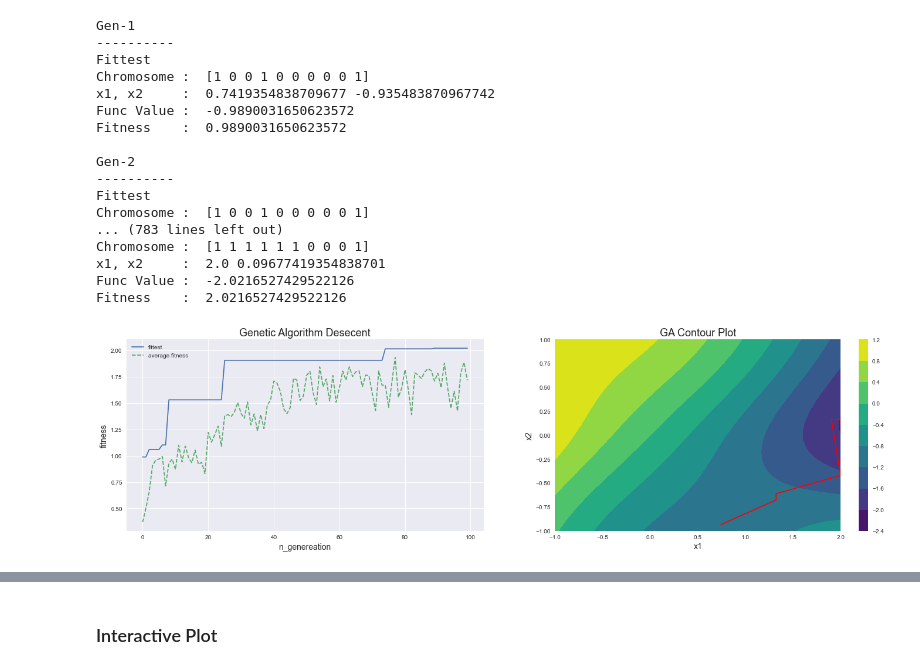
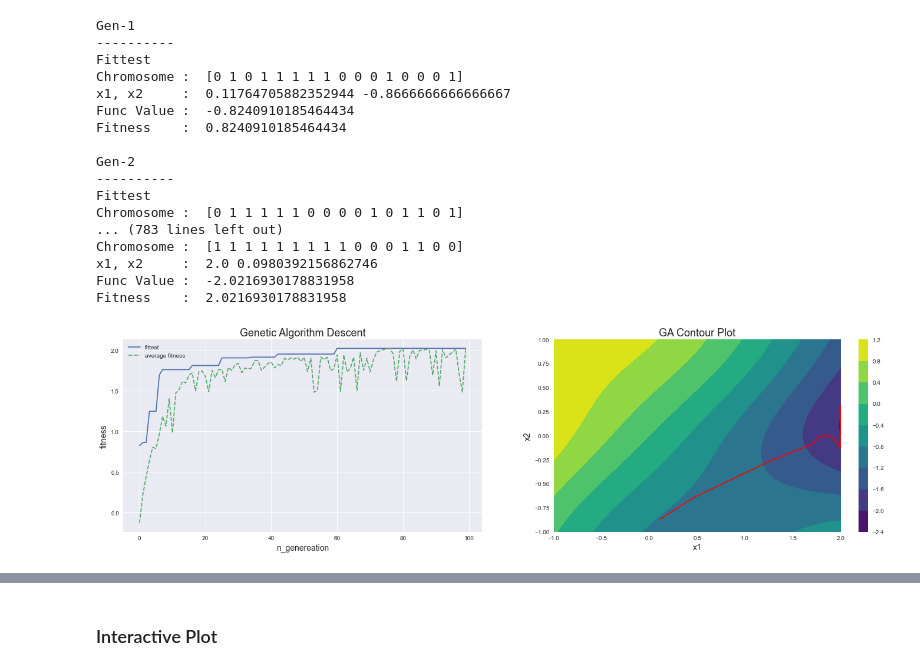
Before and after one commit to dimitriirfan/ai-ga, a Jupyter notebook: ga.ipynb, the cells around one changed output, grey strips where cells are left out. Drawn from its saved outputs; the diff is of its cells as text; code cells hidden in the pictures.

```diff
--- a/ga.ipynb
+++ b/ga.ipynb
@@ -208,16 +203,27 @@ class GADriver() :
 def h_func(x1, x2) :
   return math.cos(x1) * math.sin(x2) - x1 / ((x2)**2 + 1)
 
+function=h_func
 
 
-# Settings
+# Settings parmeter
+
+# ukuran populasi
 size=8
-function=h_func
-c_len=10
+# panjang kromosom
+c_len=16
+
+# rmin, rmax
 r1 = [-1, 2]
 r2 = [-1, 1]
-pc = 0.9
+
+# peluang crossover
+pc = 0.8
+
+# peluang mutasi
 pm = 0.1
+
+# banyaknya generasi
 n_gen=100
 
 # object initialization
@@ -228,20 +234,20 @@ fit_history, avg_history, val_history, x1_history, x2_history = driver.train(n_g
 Gen-1
 ----------
 Fittest
-Chromosome :  [1 0 0 1 0 0 0 0 0 1]
-x1, x2     :  0.7419354838709677 -0.935483870967742
-Func Value :  -0.9890031650623572
-Fitness    :  0.9890031650623572
+Chromosome :  [0 1 0 1 1 1 1 1 0 0 0 1 0 0 0 1]
+x1, x2     :  0.11764705882352944 -0.8666666666666667
+Func Value :  -0.8240910185464434
+Fitness    :  0.8240910185464434
 
 Gen-2
 ----------
 Fittest
-Chromosome :  [1 0 0 1 0 0 0 0 0 1]
+Chromosome :  [0 1 1 1 1 1 0 0 0 0 1 0 1 1 0 1]
 ... (783 lines left out)
-Chromosome :  [1 1 1 1 1 1 0 0 0 1]
-x1, x2     :  2.0 0.09677419354838701
-Func Value :  -2.0216527429522126
-Fitness    :  2.0216527429522126
+Chromosome :  [1 1 1 1 1 1 1 1 1 0 0 0 1 1 0 0]
+x1, x2     :  2.0 0.0980392156862746
+Func Value :  -2.0216930178831958
+Fitness    :  2.0216930178831958
 # %%
 x = np.linspace(-1, 2, num=100)
 y = np.linspace(-1, 1, num=100)
@@ -250,24 +256,25 @@ zs = np.cos(xs) * np.sin(ys) - xs / ((ys)**2 + 1)
 # %%
 fig, ax = plt.subplots(1, 2, figsize=(24,6))
 ax[0].plot(fit_history, label='fittest')
 ax[0].set_xlabel("n_genereation", fontsize=14)
 ax[0].set_ylabel("fitness", fontsize=14)
-ax[0].set_title("Genetic Algorithm Desecent", fontsize=18)
+ax[0].set_title("Genetic Algorithm Descent", fontsize=18)
 ax[0].plot(avg_history, label='average fitness', linestyle='dashed')
 
 ax[0].legend()
 
 cp = ax[1].contourf(xs, ys, zs, cmap='viridis')
 ax[1].set_xlabel('x1', fontsize=14)
 ax[1].set_ylabel('x2', fontsize=14)
 ax[1].set_title('GA Contour Plot', fontsize=18)
 
 ax[1].plot(x1_history, x2_history, color='r')
 fig.colorbar(cp)
 
 fig.show()
+fig.savefig("contour")
 # %% [output]
-[figure, old version]
+[figure, new version]
 # %%
 fig = plt.figure(figsize=(24,12))
 ax = fig.add_subplot(111, projection='3d')
```
Also changed, not shown: parts of 3 cells of this notebook, 5 other files.
